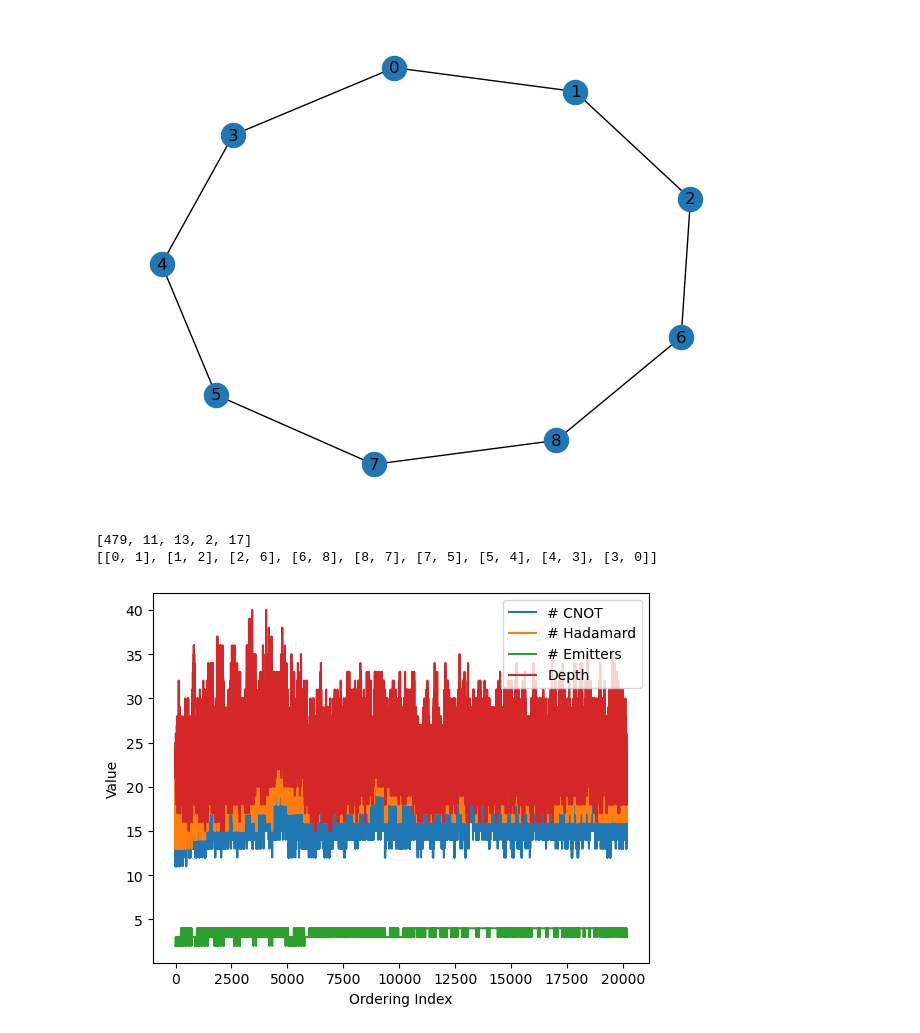
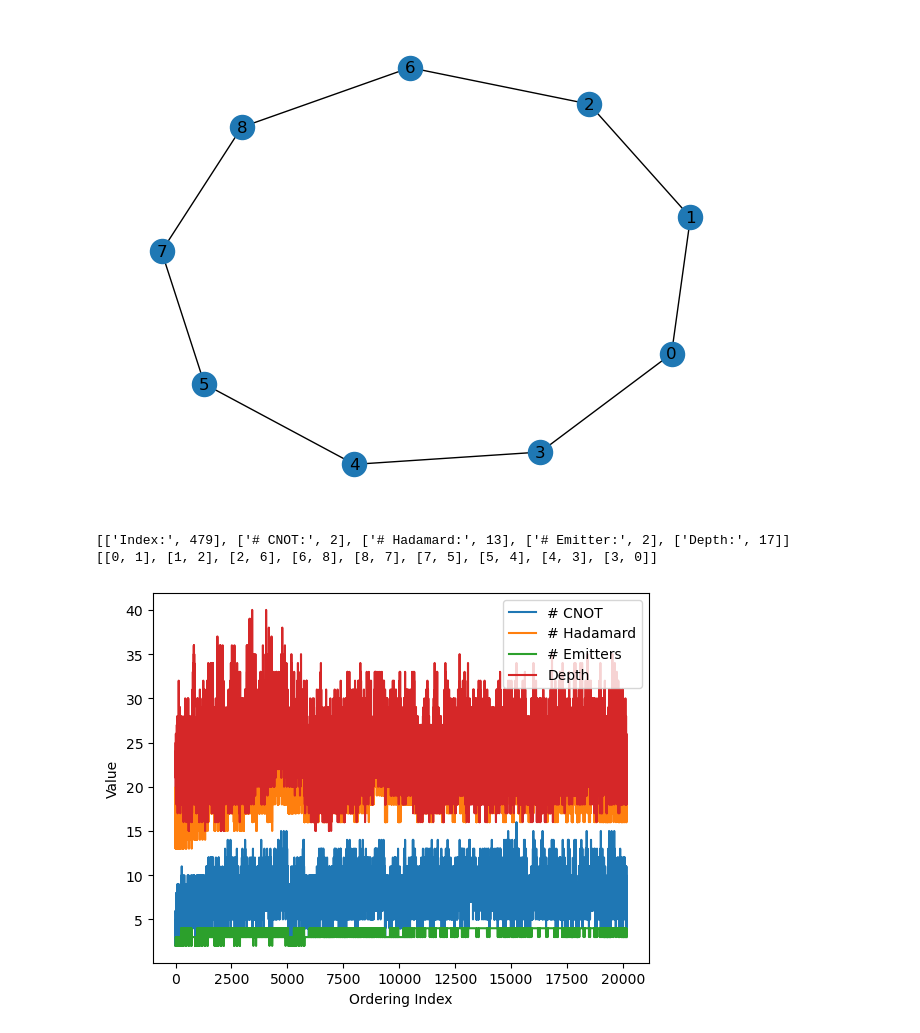
Before and after one commit to Nathaniel-Puckett/Personal-Projects, a Jupyter notebook: (8-13-25) Ring States.ipynb, the cells around one changed output. Saved outputs shown, nothing was run; the diff lists cells and outputs as text; code cells hidden in the pictures.

```diff
--- a/(8-13-25) Ring States.ipynb
+++ b/(8-13-25) Ring States.ipynb
@@ -128,15 +175,15 @@ print(rs.data[479])
 # %%
-nx.draw(rs.nx_plot(lowest[0]), with_labels=True)
+nx.draw(rs.nx_plot(lowest_data[0][1]), with_labels=True)
 # %% [output]
-[figure, old version]
+[figure, new version]
 # %%
 rs.plot_data(0)
-print(rs.data[lowest[0]])
-print(rs.orderings[lowest[0]])
+print(rs.data[lowest_data[0][1]])
+print(rs.orderings[lowest_data[0][1]])
 # %% [output]
-[479, 11, 13, 2, 17]
+[['Index:', 479], ['# CNOT:', 2], ['# Hadamard:', 13], ['# Emitter:', 2], ['Depth:', 17]]
 [[0, 1], [1, 2], [2, 6], [6, 8], [8, 7], [7, 5], [5, 4], [4, 3], [3, 0]]
-[figure, old version]
+[figure, new version]
 # %%
 plt.figure(1)
 nx.draw(rs.nx_plot(1), with_labels=True)
```
Also changed, not shown: parts of 3 cells of this notebook.
